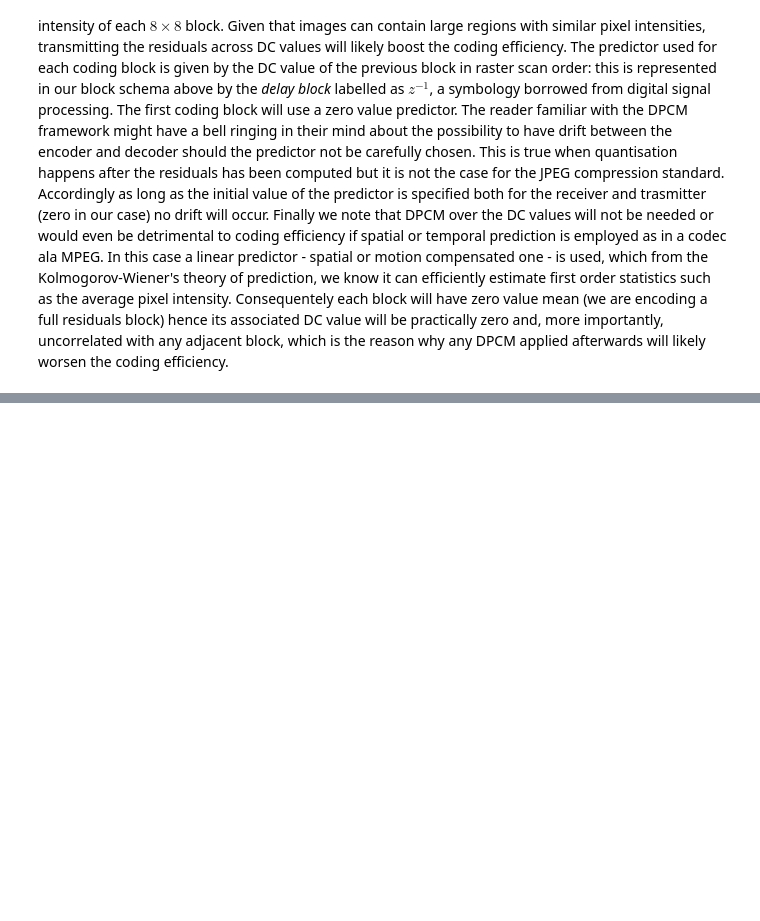
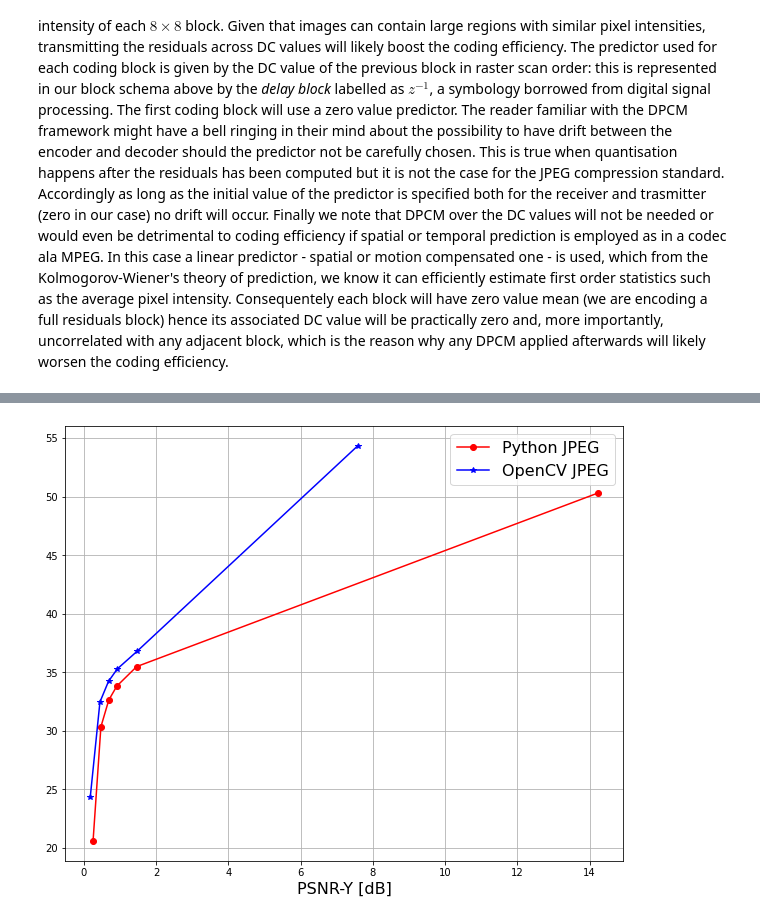
Before and after one commit to matteonaccari/vct, a Jupyter notebook: image-codecs/jpeg/jpeg-baseline.ipynb, the cells around one changed output, grey strips where cells are left out. Saved outputs shown, nothing was run; the diff lists cells and outputs as text; code cells hidden in the pictures; blank space fills up the shorter version.

```diff
--- a/image-codecs/jpeg/jpeg-baseline.ipynb
+++ b/image-codecs/jpeg/jpeg-baseline.ipynb
@@ -254,0 +424,11 @@ Finally, we should conclude this discussion on Huffman table by noting that JPEG
+# %%
+plt.figure(figsize=(10,8))
+
+plt.plot(coding_rate, psnr[:, 0], 'r-o', label='Python JPEG')
+plt.plot(coding_rate_cv2, psnr_cv2[:, 0], 'b-*', label='OpenCV JPEG')
+plt.xlabel('Coding rate [bpp]', fontsize=16)
+plt.xlabel('PSNR-Y [dB]', fontsize=16)
+plt.legend(fontsize=16)
+plt.grid();
+# %% [output]
+[figure, added]
```
Also changed, not shown: parts of 9 cells of this notebook.
